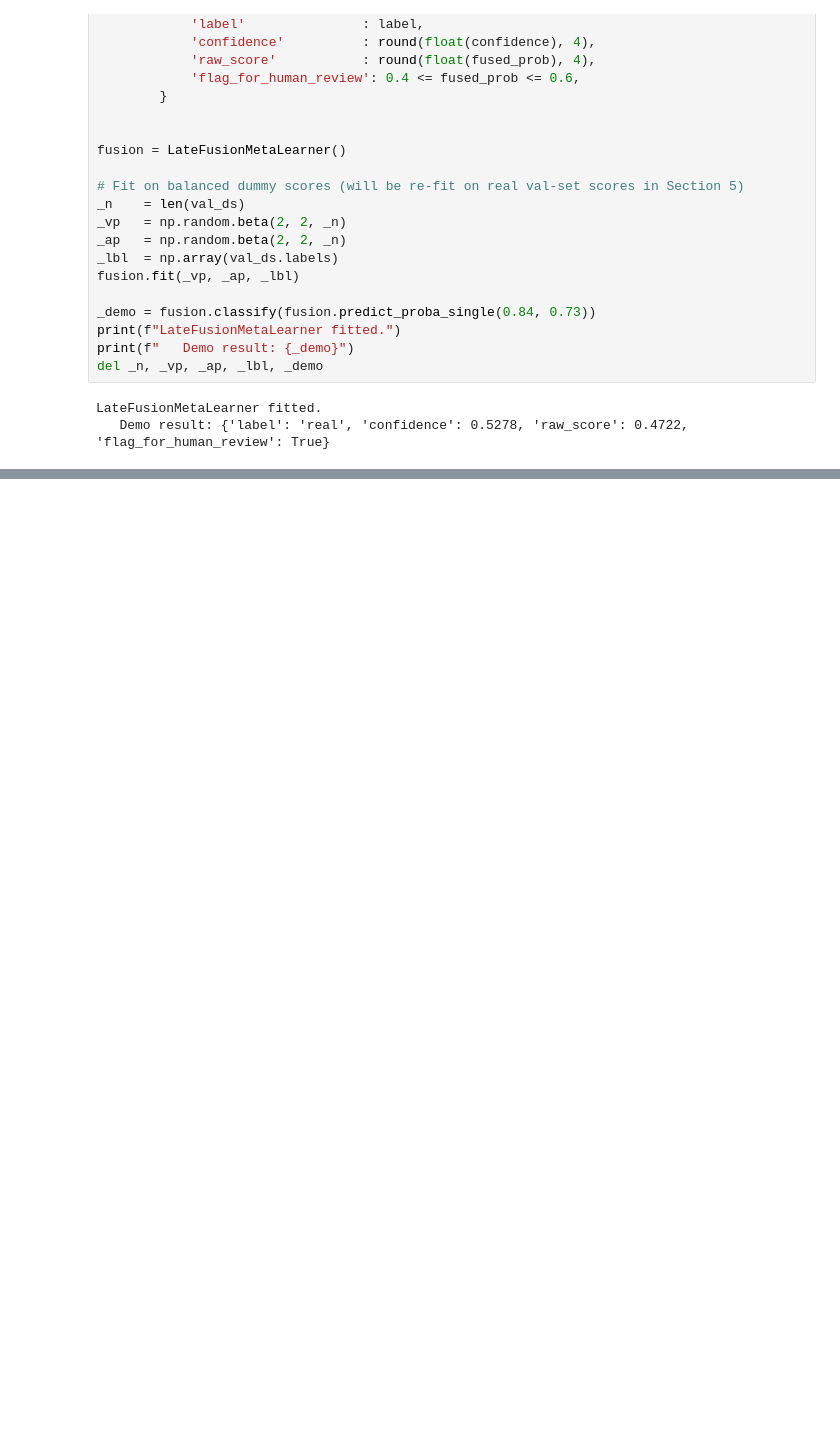
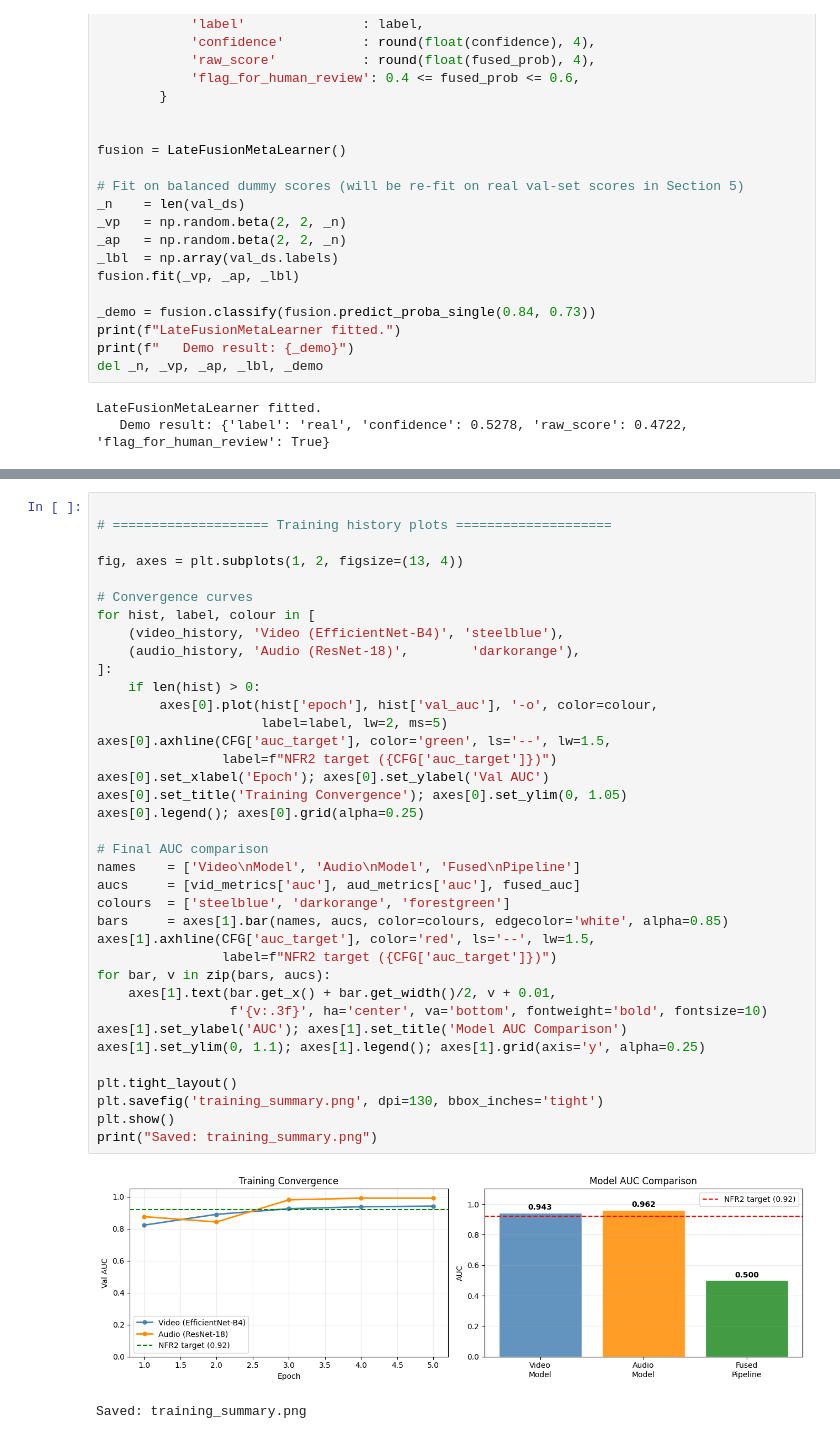
Before and after one commit to rushitpatel2311/Group_7_Deepfake_Detection, a Jupyter notebook: Group_7_Deepfake_Detection.ipynb, the cells around one changed output, grey strips where cells are left out. Drawn from its saved outputs; the diff is of its cells as text; blank space fills up the shorter version.

```diff
--- a/Group_7_Deepfake_Detection.ipynb
+++ b/Group_7_Deepfake_Detection.ipynb
@@ -1361,0 +2178,40 @@ Grad-CAM initialised.  CAM shape: (224, 224)  range: [0.00, 1.00]
+# %%
+
+# ==================== Training history plots ====================
+
+fig, axes = plt.subplots(1, 2, figsize=(13, 4))
+
+# Convergence curves
+for hist, label, colour in [
+    (video_history, 'Video (EfficientNet-B4)', 'steelblue'),
+    (audio_history, 'Audio (ResNet-18)',        'darkorange'),
+]:
+    if len(hist) > 0:
+        axes[0].plot(hist['epoch'], hist['val_auc'], '-o', color=colour,
+                     label=label, lw=2, ms=5)
+axes[0].axhline(CFG['auc_target'], color='green', ls='--', lw=1.5,
+                label=f"NFR2 target ({CFG['auc_target']})")
+axes[0].set_xlabel('Epoch'); axes[0].set_ylabel('Val AUC')
+axes[0].set_title('Training Convergence'); axes[0].set_ylim(0, 1.05)
+axes[0].legend(); axes[0].grid(alpha=0.25)
+
+# Final AUC comparison
+names    = ['Video\nModel', 'Audio\nModel', 'Fused\nPipeline']
+aucs     = [vid_metrics['auc'], aud_metrics['auc'], fused_auc]
+colours  = ['steelblue', 'darkorange', 'forestgreen']
+bars     = axes[1].bar(names, aucs, color=colours, edgecolor='white', alpha=0.85)
+axes[1].axhline(CFG['auc_target'], color='red', ls='--', lw=1.5,
+                label=f"NFR2 target ({CFG['auc_target']})")
+for bar, v in zip(bars, aucs):
+    axes[1].text(bar.get_x() + bar.get_width()/2, v + 0.01,
+                 f'{v:.3f}', ha='center', va='bottom', fontweight='bold', fontsize=10)
+axes[1].set_ylabel('AUC'); axes[1].set_title('Model AUC Comparison')
+axes[1].set_ylim(0, 1.1); axes[1].legend(); axes[1].grid(axis='y', alpha=0.25)
+
+plt.tight_layout()
+plt.savefig('training_summary.png', dpi=130, bbox_inches='tight')
+plt.show()
+print("Saved: training_summary.png")
+# %% [output]
+[figure, added]
+Saved: training_summary.png
```
Also changed, not shown: parts of 19 cells of this notebook.
